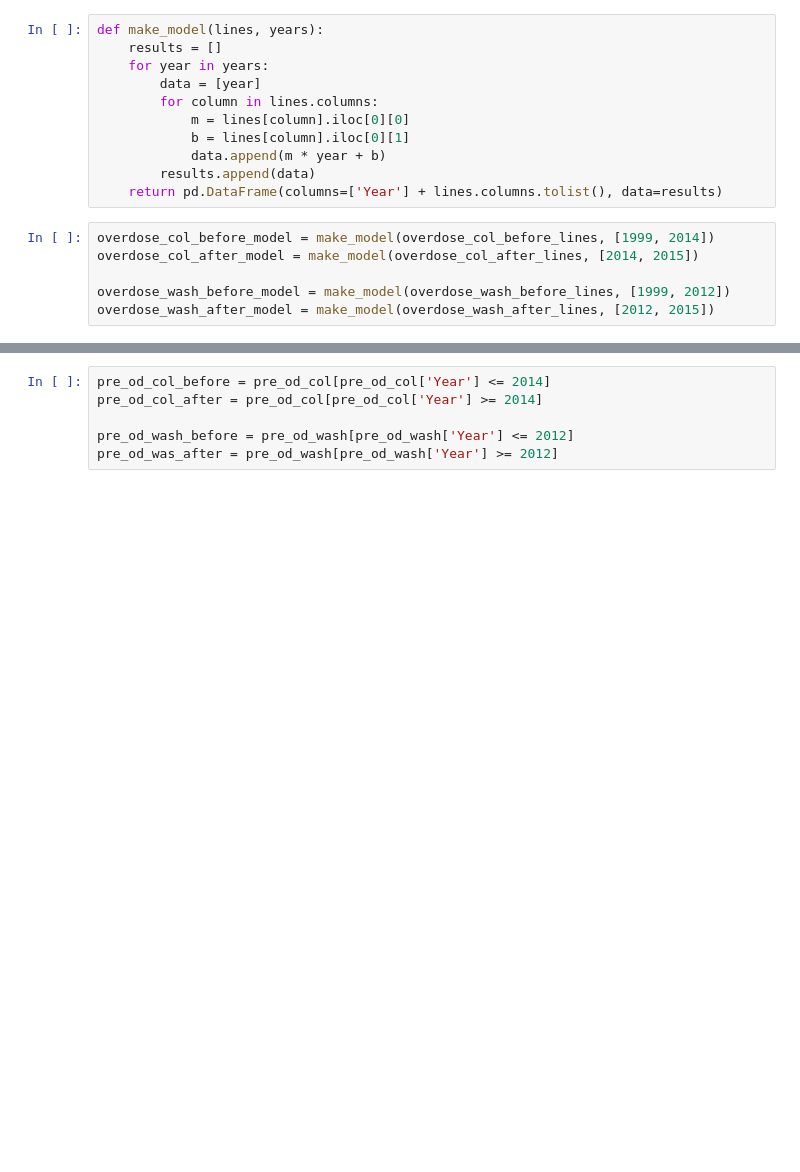
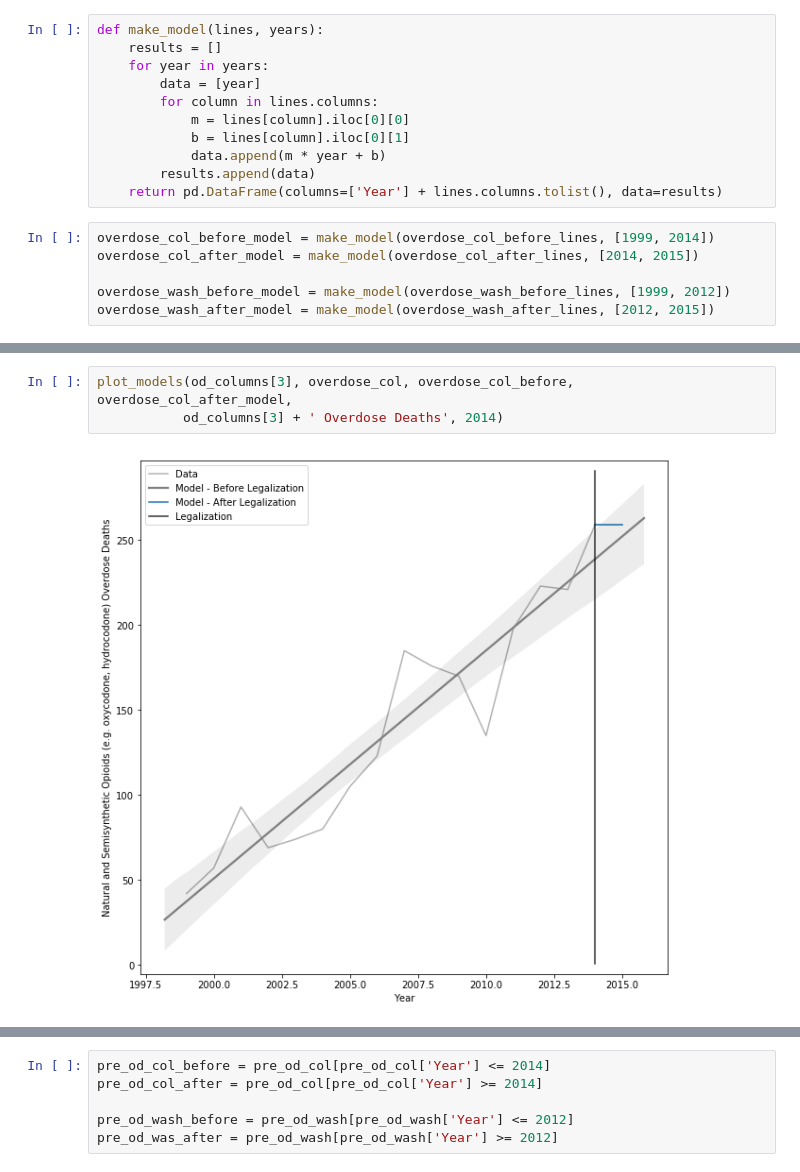
Before and after one commit to displaced-lobster/BDC2019, a Jupyter notebook: Recreational Cannabis.ipynb, the cells around one changed output, grey strips where cells are left out. Saved outputs shown, nothing was run; the diff lists cells and outputs as text; blank space fills up the shorter version.

```diff
--- a/Recreational Cannabis.ipynb
+++ b/Recreational Cannabis.ipynb
@@ -300,0 +239,5 @@ plt.show()
+# %%
+plot_models(od_columns[3], overdose_col, overdose_col_before, overdose_col_after_model,
+           od_columns[3] + ' Overdose Deaths', 2014)
+# %% [output]
+[figure, added]
```
Also changed, not shown: parts of 26 cells of this notebook.
